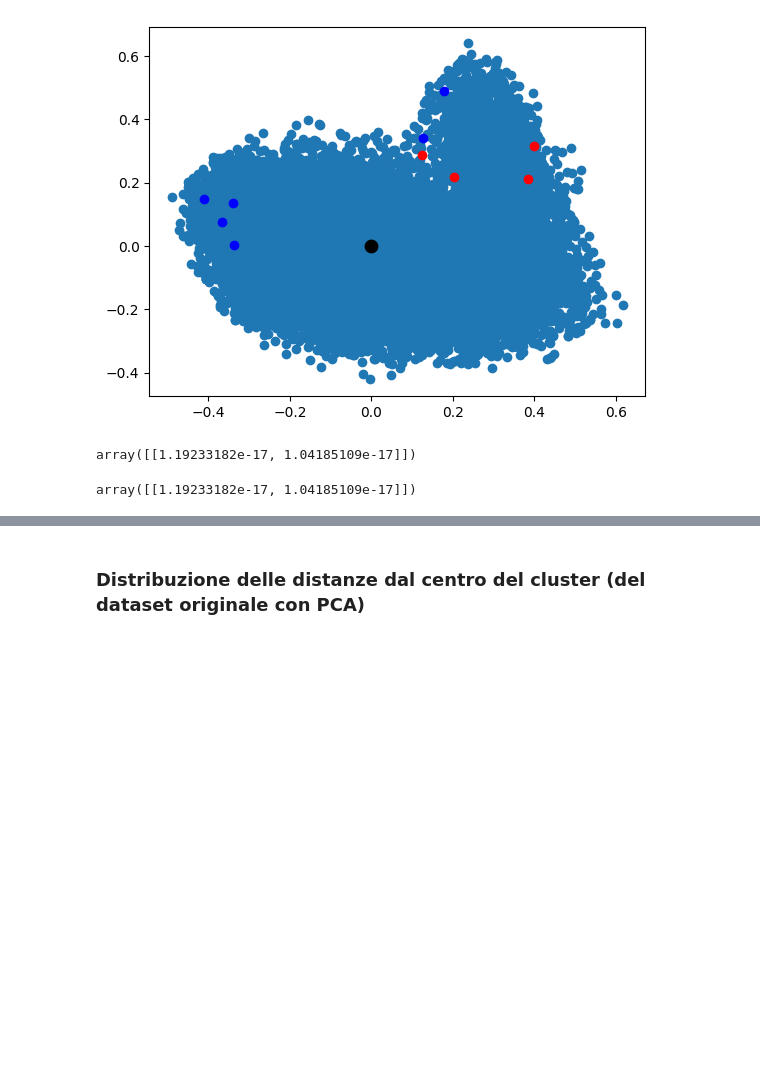
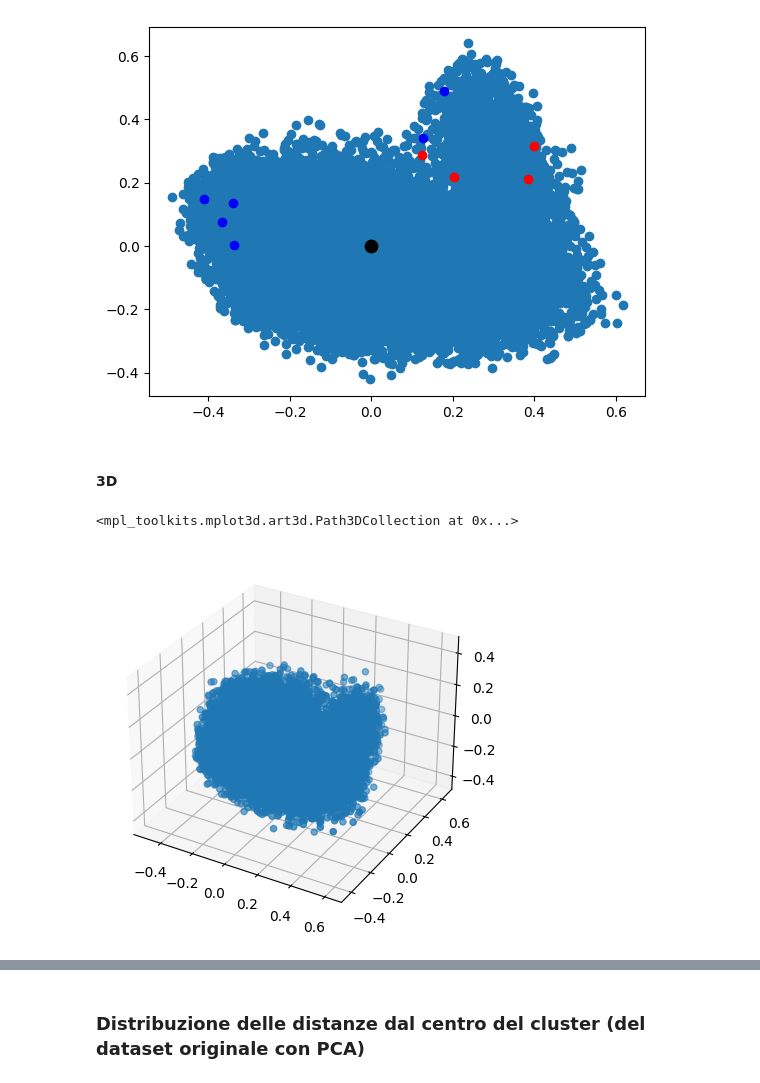
Before and after one commit to bovaristEliza/AE-GuANto, a Jupyter notebook: USE.ipynb, the cells around one changed output, grey strips where cells are left out. Cells and saved outputs as stored; diff of their text form; code cells hidden in the pictures; blank space fills up the shorter version.

```diff
--- a/USE.ipynb
+++ b/USE.ipynb
@@ -395,14 +397,19 @@ for i in novax_sentences:
 plt.show()
 # %% [output]
 [figure]
-# %%
-centerPCA = kmeansfirst.cluster_centers_
-centerPCA
-# %% [output]
-array([[1.19233182e-17, 1.04185109e-17]])
-# %%
-
-normalized_center = preprocessing.normalize(centerPCA,norm='max',axis=0)
-normalized_center
-# %% [output]
-array([[1.19233182e-17, 1.04185109e-17]])
+# %% [markdown]
+#### 3D
+# %%
+from mpl_toolkits import mplot3d
+%matplotlib inline
+
+import numpy as np
+import matplotlib.pyplot as plt
+
+fig = plt.figure()
+ax = plt.axes(projection='3d')
+
+ax.scatter3D(filtered_label0[:,0] , filtered_label0[:,1], filtered_label0[:,2])
+# %% [output]
+<mpl_toolkits.mplot3d.art3d.Path3DCollection at 0x...>
+[figure, added]
```
Also changed, not shown: parts of 9 cells of this notebook.
